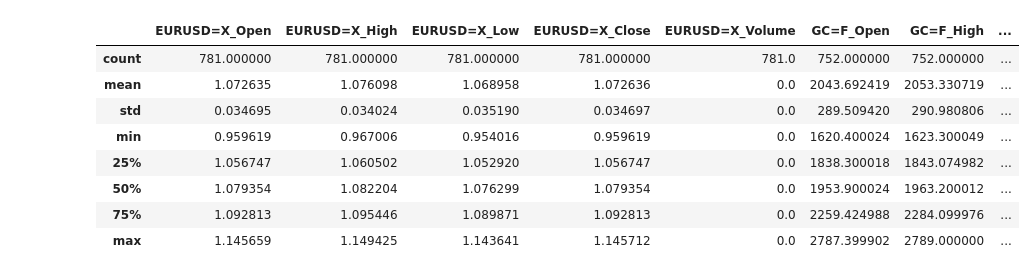
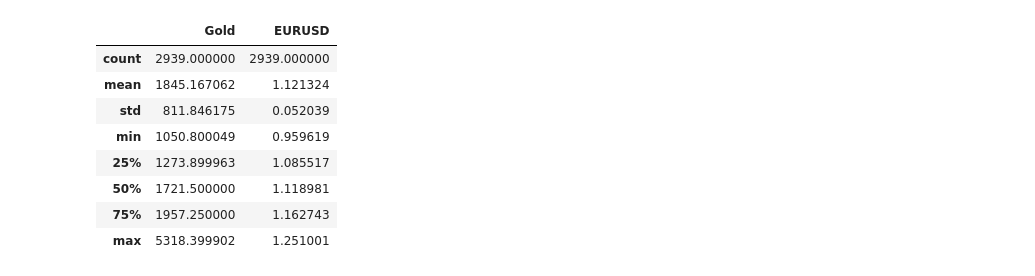
Before and after one commit to manish3089/Haven-Tracker, a Jupyter notebook: notebooks/gold-eurousd-volatility-eda.ipynb, the cells around one changed output. Saved outputs shown, nothing was run; the diff lists cells and outputs as text; code cells hidden in the pictures.

```diff
--- a/notebooks/gold-eurousd-volatility-eda.ipynb
+++ b/notebooks/gold-eurousd-volatility-eda.ipynb
@@ -1,15 +0,0 @@
-# %%
-import yfinance as yf
-import pandas as pd
-import matplotlib.pyplot as plt
-import seaborn as sns
-
-#Download data
-tickers = ["GC=F", "EURUSD=X"]
-df = yf.download(tickers, start="2022-01-01", end="2024-12-31", group_by="ticker")
-
-# Flatten column names
-df.columns = ['_'.join(col).strip() for col in df.columns.values]
-print(df.columns)
-print(df.shape)
-df.head()
@@ -29,0 +1,25 @@ Index(['EURUSD=X_Open', 'EURUSD=X_High', 'EURUSD=X_Low', 'EURUSD=X_Close',
+# %%
+import yfinance as yf
+import pandas as pd
+
+#Fetch data
+def fetch_market_data(start="2015-01-02", end = None):
+    tickers = ["GC=F", "EURUSD=X"]
+    df = yf.download(tickers, start=start, end=end, group_by="ticker")
+
+    gold = df["GC=F"]["Close"]
+    eurusd = df["EURUSD=X"]["Close"]
+
+    data = pd.DataFrame({
+        "Gold": gold,
+        "EURUSD": eurusd
+    })
+
+    data = data.ffill()
+
+    return data
+# %%
+data = fetch_market_data()
+print(data.isnull().sum())
+print(data.head(5))
+print(data.shape)
@@ -30,12 +39,12 @@ Index(['EURUSD=X_Open', 'EURUSD=X_High', 'EURUSD=X_Low', 'EURUSD=X_Close',
 # %%
-df.describe()
+data.describe()
 # %% [output]
-|  | EURUSD=X_Open | EURUSD=X_High | EURUSD=X_Low | EURUSD=X_Close | EURUSD=X_Volume | GC=F_Open | GC=F_High | ... |
-| count | 781.000000 | 781.000000 | 781.000000 | 781.000000 | 781.0 | 752.000000 | 752.000000 | ... |
-| mean | 1.072635 | 1.076098 | 1.068958 | 1.072636 | 0.0 | 2043.692419 | 2053.330719 | ... |
-| std | 0.034695 | 0.034024 | 0.035190 | 0.034697 | 0.0 | 289.509420 | 290.980806 | ... |
-| min | 0.959619 | 0.967006 | 0.954016 | 0.959619 | 0.0 | 1620.400024 | 1623.300049 | ... |
-| 25% | 1.056747 | 1.060502 | 1.052920 | 1.056747 | 0.0 | 1838.300018 | 1843.074982 | ... |
-| 50% | 1.079354 | 1.082204 | 1.076299 | 1.079354 | 0.0 | 1953.900024 | 1963.200012 | ... |
-| 75% | 1.092813 | 1.095446 | 1.089871 | 1.092813 | 0.0 | 2259.424988 | 2284.099976 | ... |
-| max | 1.145659 | 1.149425 | 1.143641 | 1.145712 | 0.0 | 2787.399902 | 2789.000000 | ... |
+|  | Gold | EURUSD |
+| count | 2939.000000 | 2939.000000 |
+| mean | 1845.167062 | 1.121324 |
+| std | 811.846175 | 0.052039 |
+| min | 1050.800049 | 0.959619 |
+| 25% | 1273.899963 | 1.085517 |
+| 50% | 1721.500000 | 1.118981 |
+| 75% | 1957.250000 | 1.162743 |
+| max | 5318.399902 | 1.251001 |
```
Also changed, not shown: parts of 21 cells of this notebook, 1 other file.
